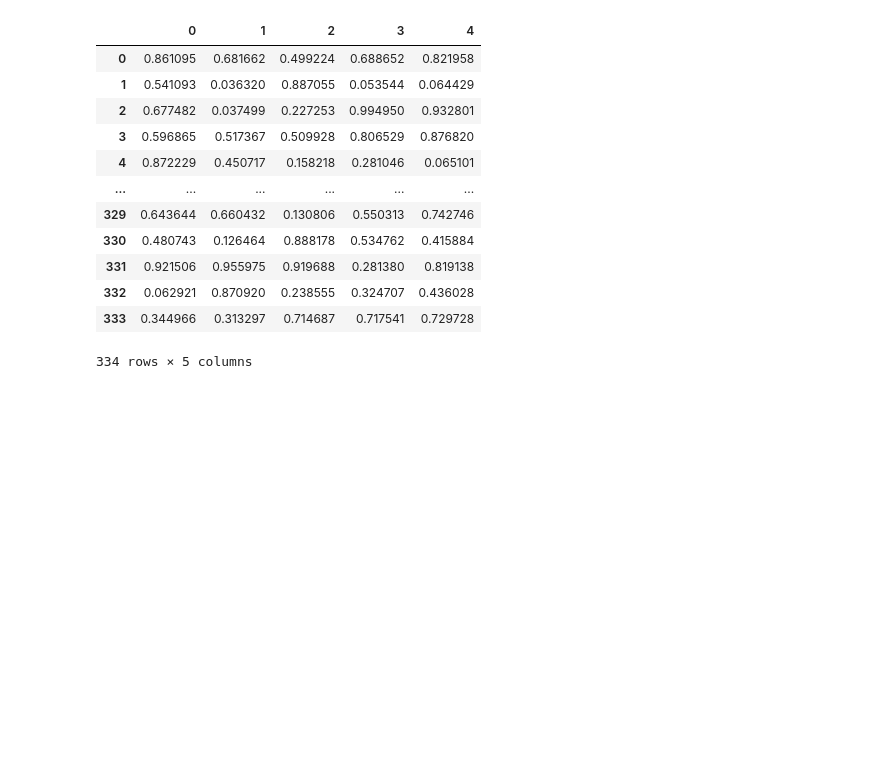
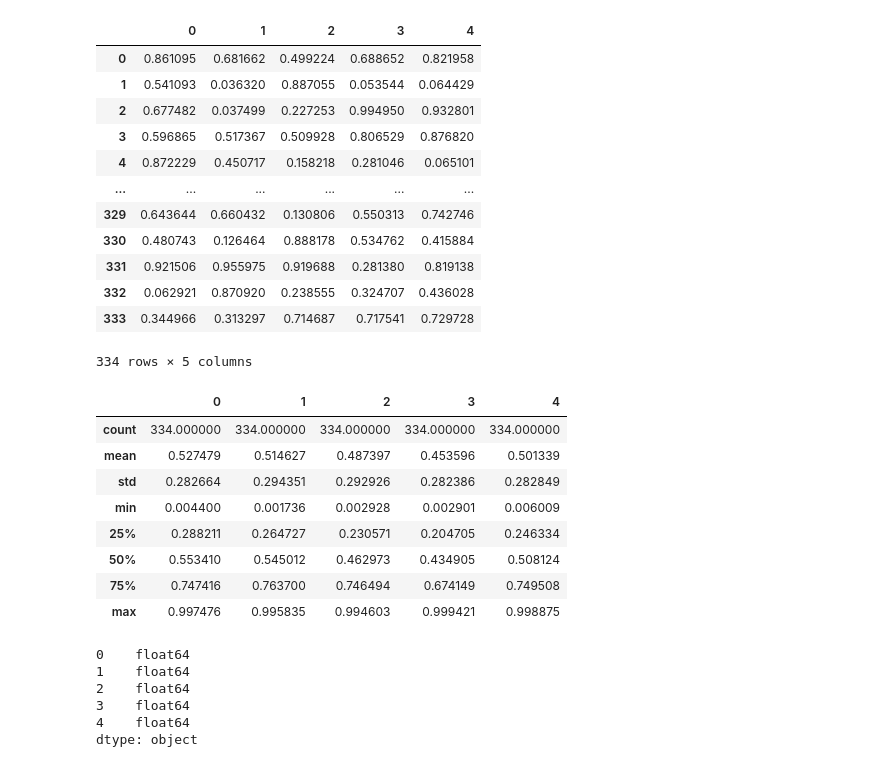
Before and after one commit to simakhter1109/python-journey, a Jupyter notebook: 05-Pandas/Pandas.ipynb, the cells around one changed output. Drawn from its saved outputs; the diff is of its cells as text; code cells hidden in the pictures; blank space fills up the shorter version.

```diff
--- a/05-Pandas/Pandas.ipynb
+++ b/05-Pandas/Pandas.ipynb
@@ -173,3 +173,24 @@ df3
 | 332 | 0.062921 | 0.870920 | 0.238555 | 0.324707 | 0.436028 |
 | 333 | 0.344966 | 0.313297 | 0.714687 | 0.717541 | 0.729728 |
 334 rows × 5 columns
+# %%
+df3.describe()
+# %% [output]
+|  | 0 | 1 | 2 | 3 | 4 |
+| count | 334.000000 | 334.000000 | 334.000000 | 334.000000 | 334.000000 |
+| mean | 0.527479 | 0.514627 | 0.487397 | 0.453596 | 0.501339 |
+| std | 0.282664 | 0.294351 | 0.292926 | 0.282386 | 0.282849 |
+| min | 0.004400 | 0.001736 | 0.002928 | 0.002901 | 0.006009 |
+| 25% | 0.288211 | 0.264727 | 0.230571 | 0.204705 | 0.246334 |
+| 50% | 0.553410 | 0.545012 | 0.462973 | 0.434905 | 0.508124 |
+| 75% | 0.747416 | 0.763700 | 0.746494 | 0.674149 | 0.749508 |
+| max | 0.997476 | 0.995835 | 0.994603 | 0.999421 | 0.998875 |
+# %%
+df3.dtypes
+# %% [output]
+0    float64
+1    float64
+2    float64
+3    float64
+4    float64
+dtype: object
```
Also changed, not shown: parts of 5 cells of this notebook.
